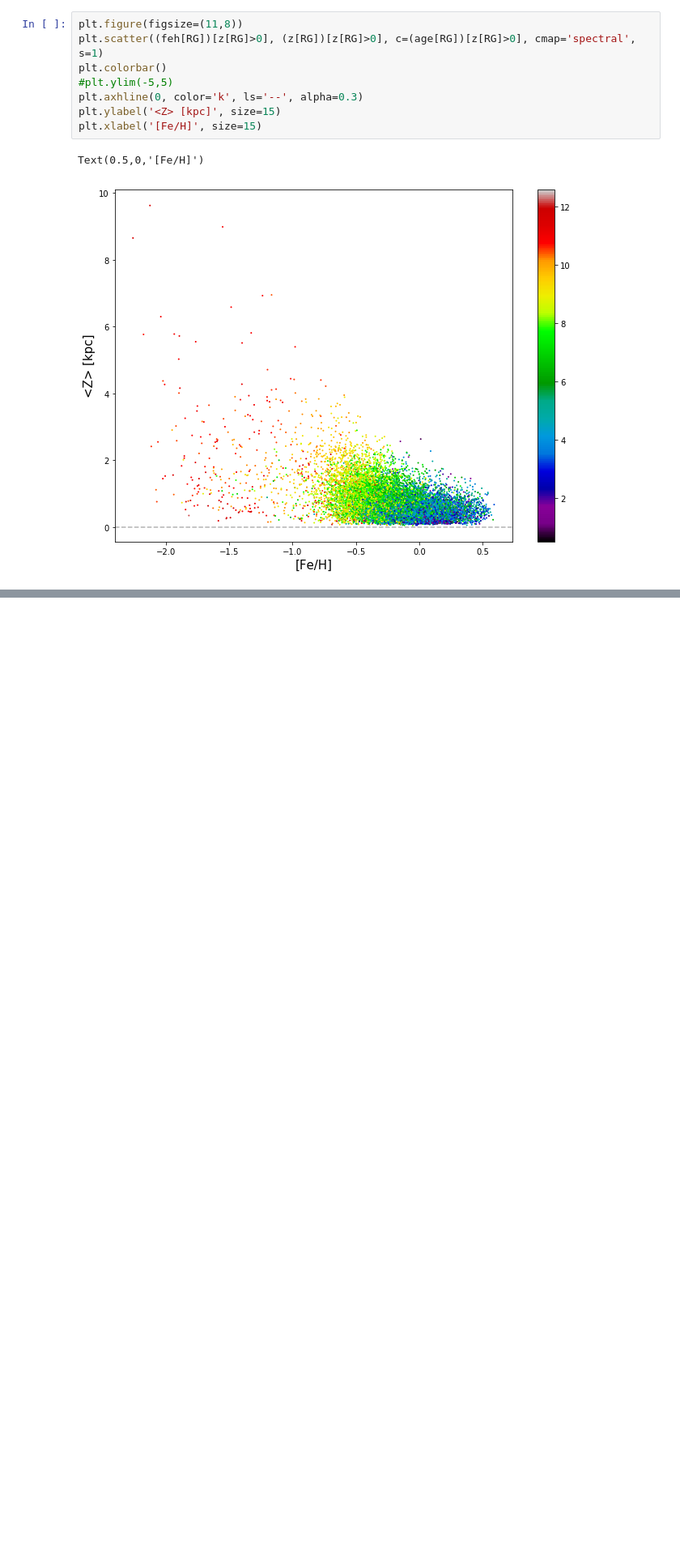
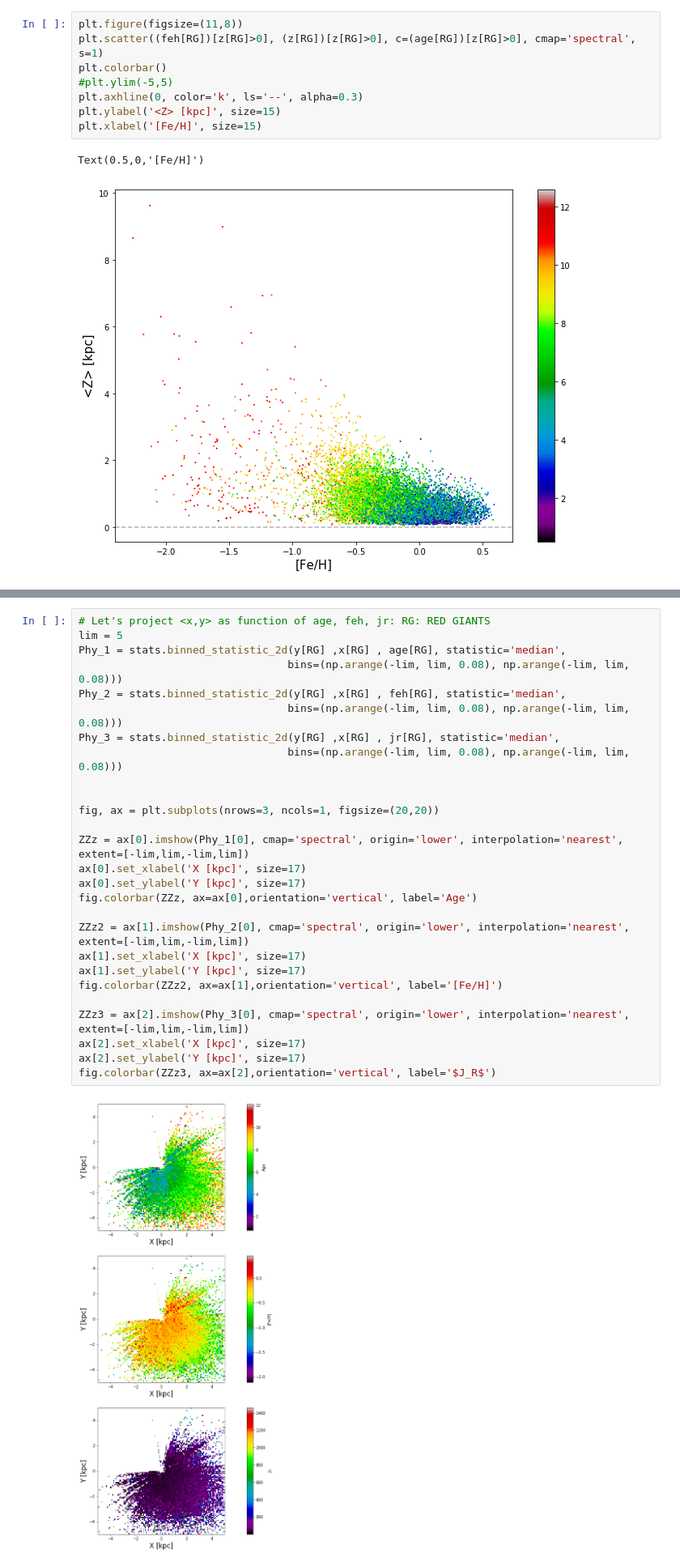
Before and after one commit to AndyTza/modern_astro, a Jupyter notebook: midterm_research/Data Processing.ipynb, the cells around one changed output, grey strips where cells are left out. Shown at 81% size. Drawn from its saved outputs; the diff is of its cells as text; blank space fills up the shorter version.

```diff
--- a/midterm_research/Data Processing.ipynb
+++ b/midterm_research/Data Processing.ipynb
@@ -514,0 +267,29 @@ fig1.show()
+# %%
+# Let's project <x,y> as function of age, feh, jr: RG: RED GIANTS
+lim = 5
+Phy_1 = stats.binned_statistic_2d(y[RG] ,x[RG] , age[RG], statistic='median',
+                                 bins=(np.arange(-lim, lim, 0.08), np.arange(-lim, lim, 0.08)))
+Phy_2 = stats.binned_statistic_2d(y[RG] ,x[RG] , feh[RG], statistic='median',
+                                 bins=(np.arange(-lim, lim, 0.08), np.arange(-lim, lim, 0.08)))
+Phy_3 = stats.binned_statistic_2d(y[RG] ,x[RG] , jr[RG], statistic='median',
+                                 bins=(np.arange(-lim, lim, 0.08), np.arange(-lim, lim, 0.08)))
+
+
+fig, ax = plt.subplots(nrows=3, ncols=1, figsize=(20,20))
+
+ZZz = ax[0].imshow(Phy_1[0], cmap='spectral', origin='lower', interpolation='nearest', extent=[-lim,lim,-lim,lim])
+ax[0].set_xlabel('X [kpc]', size=17)
+ax[0].set_ylabel('Y [kpc]', size=17)
+fig.colorbar(ZZz, ax=ax[0],orientation='vertical', label='Age')
+
+ZZz2 = ax[1].imshow(Phy_2[0], cmap='spectral', origin='lower', interpolation='nearest', extent=[-lim,lim,-lim,lim])
+ax[1].set_xlabel('X [kpc]', size=17)
+ax[1].set_ylabel('Y [kpc]', size=17)
+fig.colorbar(ZZz2, ax=ax[1],orientation='vertical', label='[Fe/H]')
+
+ZZz3 = ax[2].imshow(Phy_3[0], cmap='spectral', origin='lower', interpolation='nearest', extent=[-lim,lim,-lim,lim])
+ax[2].set_xlabel('X [kpc]', size=17)
+ax[2].set_ylabel('Y [kpc]', size=17)
+fig.colorbar(ZZz3, ax=ax[2],orientation='vertical', label='$J_R$')
+# %% [output]
+[figure, added]
```
Also changed, not shown: parts of 50 cells of this notebook.
